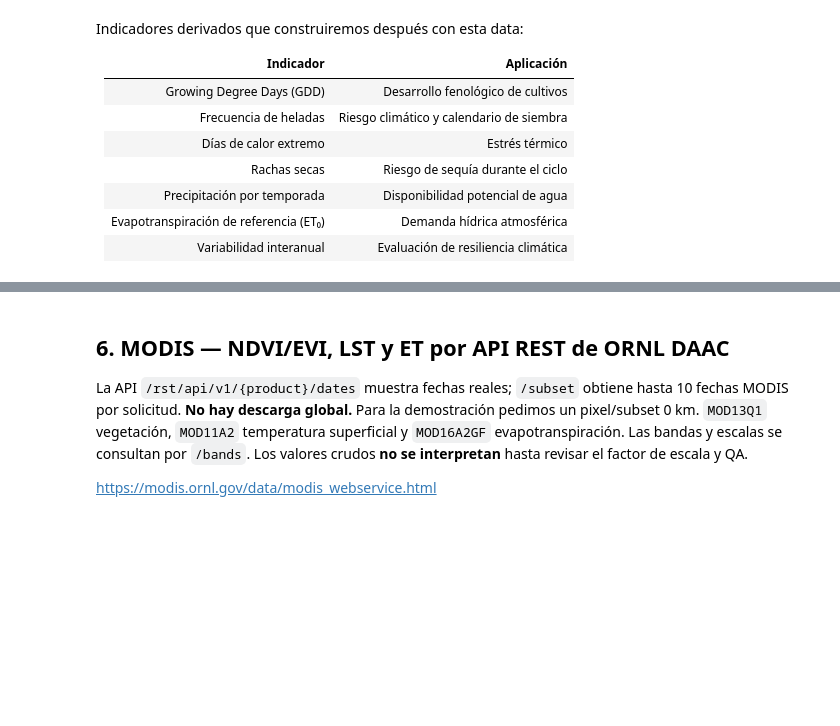
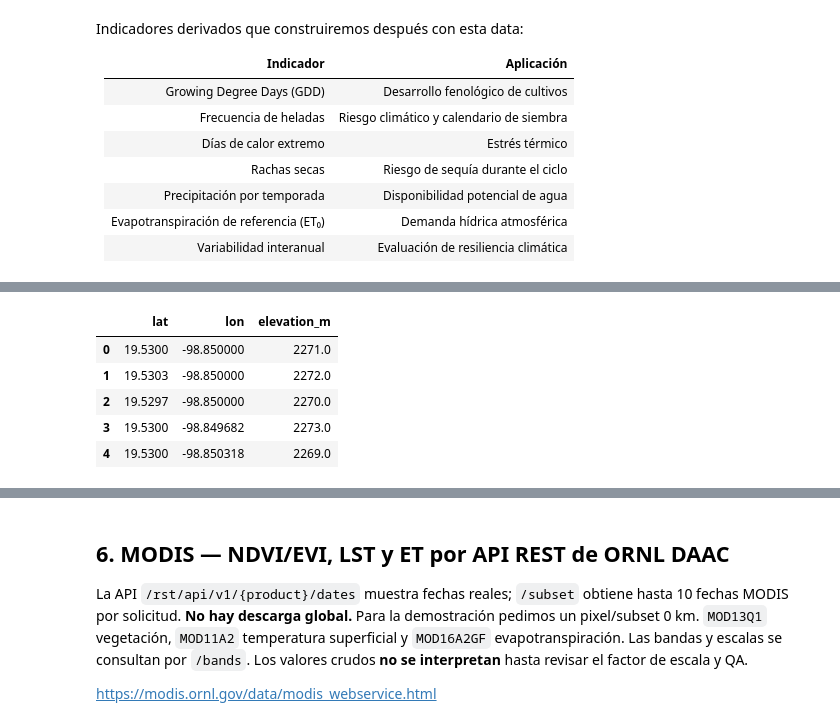
Before and after one commit to NASA-Gradient-Descent-Farmers/NASA-warm-up, a Jupyter notebook: Notebooks/00_build_farm_profile_earthdata.ipynb, the cells around one changed output, grey strips where cells are left out. Saved outputs shown, nothing was run; the diff lists cells and outputs as text; code cells hidden in the pictures; blank space fills up the shorter version.

```diff
--- a/Notebooks/00_build_farm_profile_earthdata.ipynb
+++ b/Notebooks/00_build_farm_profile_earthdata.ipynb
@@ -1003,0 +1118,9 @@ if result is not None:
+# %%
+TABLES["topography_samples"]
+# %% [output]
+|  | lat | lon | elevation_m |
+| 0 | 19.5300 | -98.850000 | 2271.0 |
+| 1 | 19.5303 | -98.850000 | 2272.0 |
+| 2 | 19.5297 | -98.850000 | 2270.0 |
+| 3 | 19.5300 | -98.849682 | 2273.0 |
+| 4 | 19.5300 | -98.850318 | 2269.0 |
```
Also changed, not shown: parts of 19 cells of this notebook.
